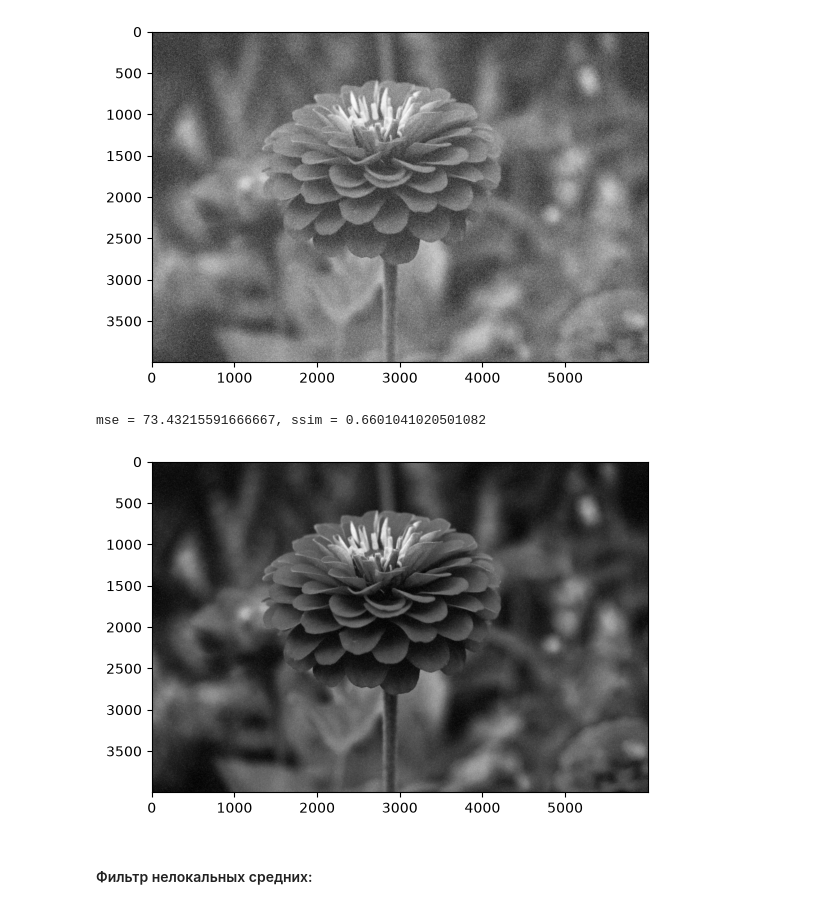
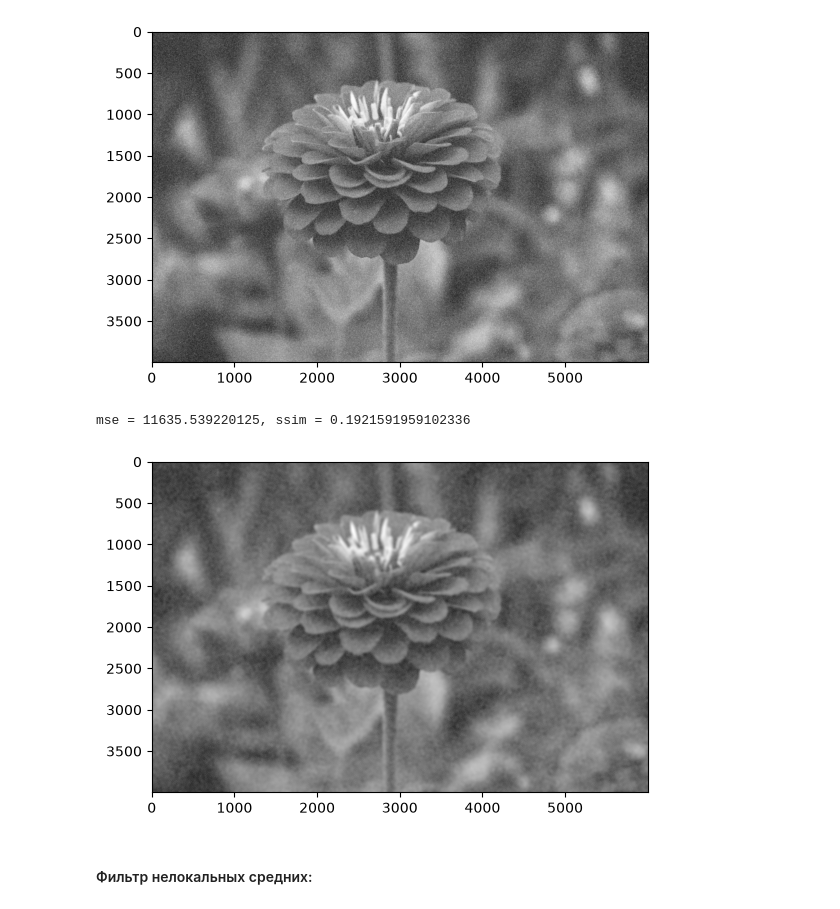
Before and after one commit to UuAcC/image_processing_repos, a Jupyter notebook: task2/Solution_Task_2.ipynb, the cells around one changed output. Drawn from its saved outputs; the diff is of its cells as text; code cells hidden in the pictures.

```diff
--- a/task2/Solution_Task_2.ipynb
+++ b/task2/Solution_Task_2.ipynb
@@ -40,17 +40,9 @@ mse = 10216.572864208334, ssim = 0.011603501872918934
 # %%
-noise_saltpepper = np.random.randint(0, 21, size=(image_gray.shape[0], image_gray.shape[1]), dtype=int)
-zeros_pixel = np.where(noise_saltpepper == 0)
-ones_pixel = np.where(noise_saltpepper == 20)
+low, high = -25, 25
+noise_uniform = np.random.randint(low, high, size=image_gray.shape, dtype=np.int16)
 
-# bg_image = np.ones(image_gray.shape, np.uint8) * 128
-# bg_image[zeros_pixel] = 0
-# bg_image[ones_pixel] = 255
-# plt.imshow(bg_image, cmap="gray")
+image_noise_uniform = cv2.add(image_gray, noise_uniform.astype(np.uint8))
+plt.imshow(image_noise_uniform, cmap="gray")
 
-image_saltpepper = copy.deepcopy(image_gray)
-image_saltpepper[zeros_pixel] = 0
-image_saltpepper[ones_pixel] = 255
-plt.imshow(image_saltpepper, cmap="gray")
-
-print_mse_and_ssim(image_gray, image_saltpepper)
+print_mse_and_ssim(image_gray, image_noise_uniform)
 # %% [output]
@@ -107,15 +99,15 @@ print_mse_and_ssim(image_gray, image_gauss_bilat)
 mse = 6739.542200208333, ssim = 0.025467215290254152
 [figure]
 # %%
-diam = 9
+diam = 51
 sigmaColor = 255
 sigmaSpace = 75
-image_saltpepper_bilat = cv2.bilateralFilter(image_saltpepper,diam,sigmaColor,sigmaSpace)
-plt.imshow(image_saltpepper_bilat, cmap="gray")
-print_mse_and_ssim(image_gray, image_saltpepper_bilat)
+image_uniform_bilat = cv2.bilateralFilter(image_noise_uniform,diam,sigmaColor,sigmaSpace)
+plt.imshow(image_uniform_bilat, cmap="gray")
+print_mse_and_ssim(image_gray, image_uniform_bilat)
 # %% [output]
-mse = 73.43215591666667, ssim = 0.6601041020501082
+mse = 11635.539220125, ssim = 0.1921591959102336
-[figure, old version]
+[figure, new version]
 # %% [markdown]
 #### Фильтр нелокальных средних:
 # %%
```
Also changed, not shown: parts of 7 cells of this notebook, 1 other file.
